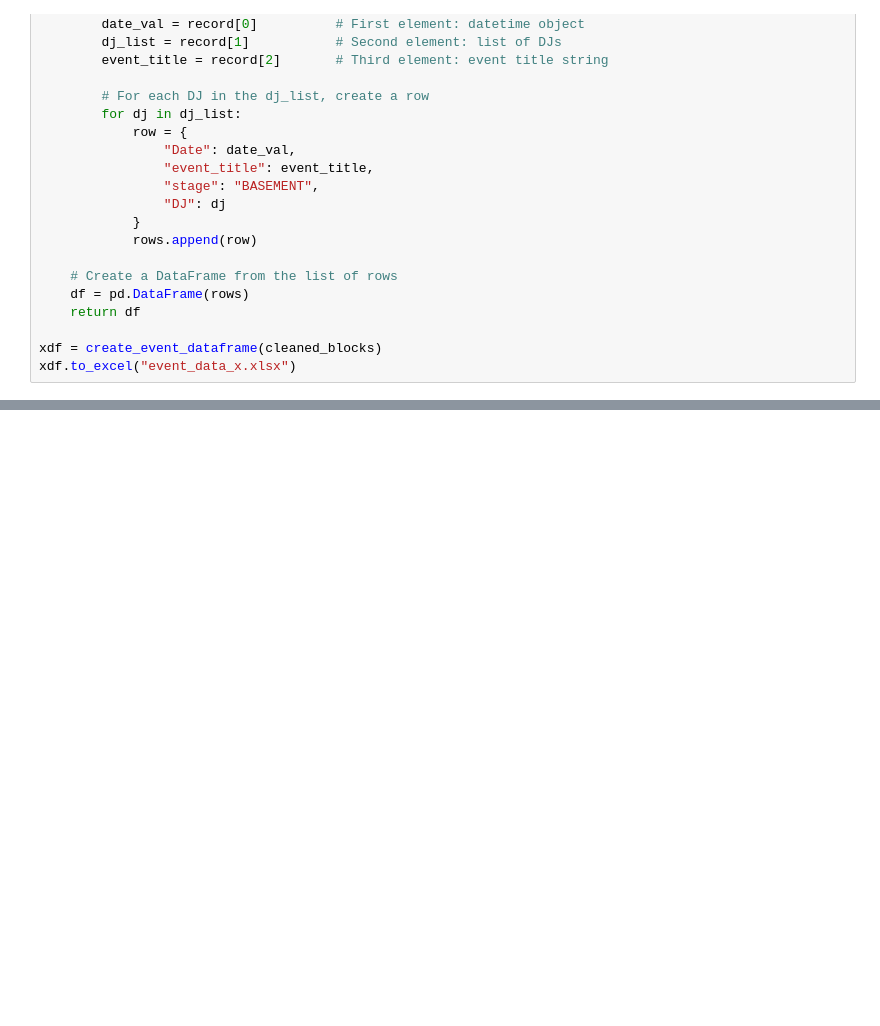
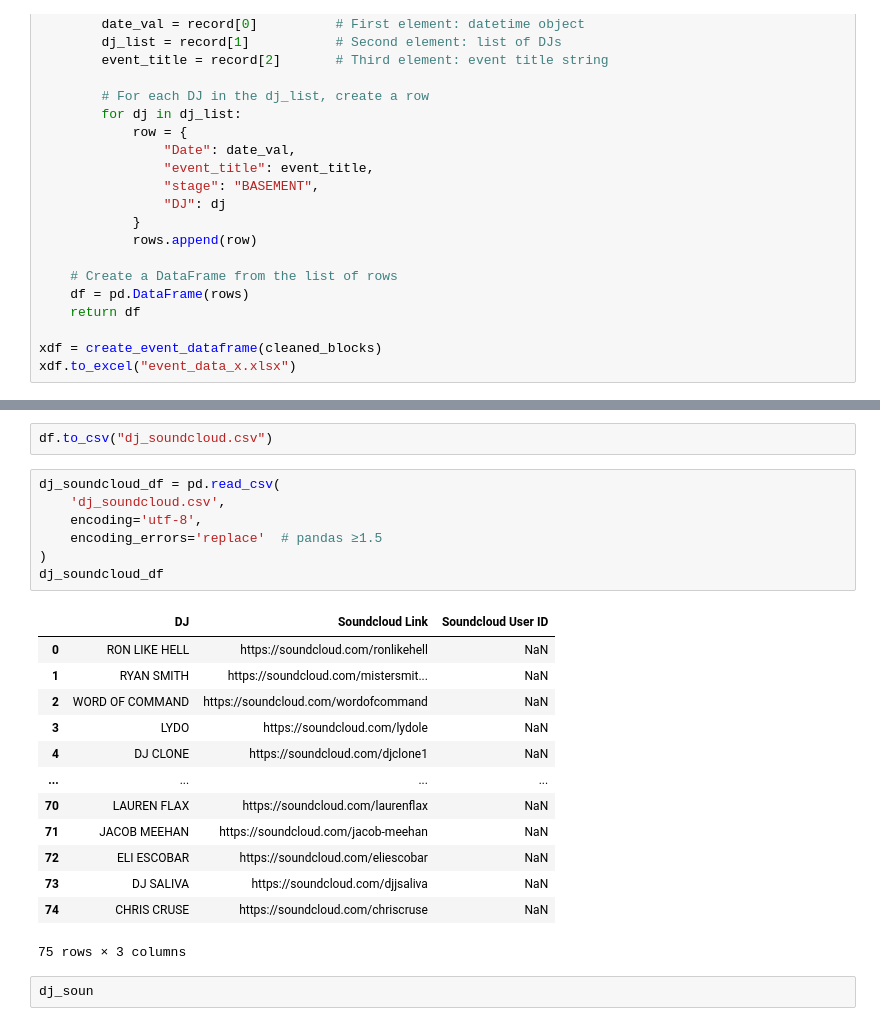
Before and after one commit to abletonanders/basement_project, a Jupyter notebook: Basement_Project.ipynb, the cells around one changed output, grey strips where cells are left out. Saved outputs shown, nothing was run; the diff lists cells and outputs as text; blank space fills up the shorter version.

```diff
--- a/Basement_Project.ipynb
+++ b/Basement_Project.ipynb
@@ -627,0 +643,25 @@ print(df)
+# %%
+df.to_csv("dj_soundcloud.csv")
+# %%
+dj_soundcloud_df = pd.read_csv(
+    'dj_soundcloud.csv',
+    encoding='utf-8',
+    encoding_errors='replace'  # pandas ≥1.5
+)
+dj_soundcloud_df
+# %% [output]
+|  | DJ | Soundcloud Link | Soundcloud User ID |
+| 0 | RON LIKE HELL | https://soundcloud.com/ronlikehell | NaN |
+| 1 | RYAN SMITH | https://soundcloud.com/mistersmit... | NaN |
+| 2 | WORD OF COMMAND | https://soundcloud.com/wordofcommand | NaN |
+| 3 | LYDO | https://soundcloud.com/lydole | NaN |
+| 4 | DJ CLONE | https://soundcloud.com/djclone1 | NaN |
+| ... | ... | ... | ... |
+| 70 | LAUREN FLAX | https://soundcloud.com/laurenflax | NaN |
+| 71 | JACOB MEEHAN | https://soundcloud.com/jacob-meehan | NaN |
+| 72 | ELI ESCOBAR | https://soundcloud.com/eliescobar | NaN |
+| 73 | DJ SALIVA | https://soundcloud.com/djjsaliva | NaN |
+| 74 | CHRIS CRUSE | https://soundcloud.com/chriscruse | NaN |
+75 rows × 3 columns
+# %%
+dj_soun
```
Also changed, not shown: parts of 5 cells of this notebook.
